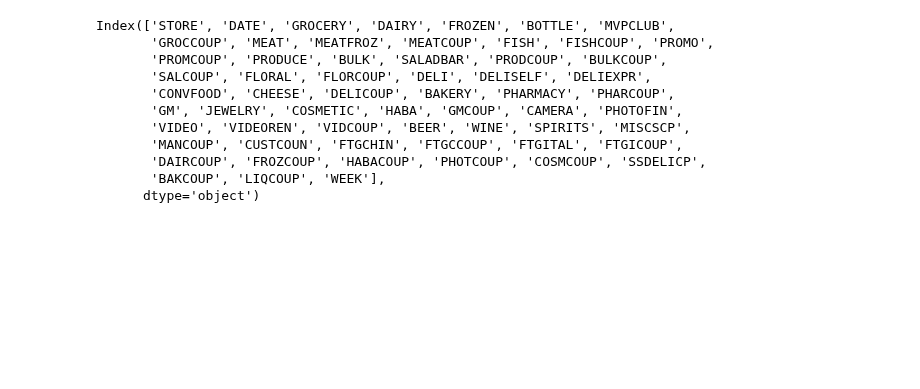
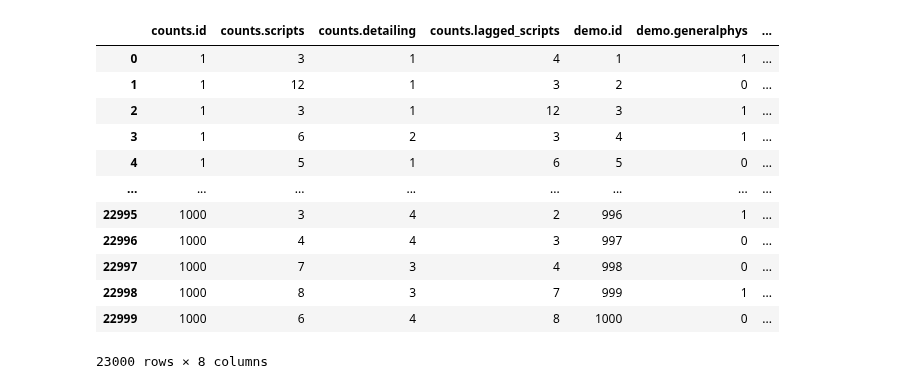
Before and after one commit to porterjenkins/deep_uncertainty, a Jupyter notebook: deep_uncertainty/notebooks/baseline_josh.ipynb, the cells around one changed output. Cells and saved outputs as stored; diff of their text form; code cells hidden in the pictures; blank space fills up the shorter version.

```diff
--- a/deep_uncertainty/notebooks/baseline_josh.ipynb
+++ b/deep_uncertainty/notebooks/baseline_josh.ipynb
@@ -16,26 +16,29 @@ from deep_uncertainty.evaluation.calibration import compute_mean_calibration
 # %%
 # bikes = pd.read_csv('deep_uncertainty/datalocal/hour.csv')
 # bikes = bikes[:1000]
 
-sales_data_loc = 'deep_uncertainty/datalocal/ccount.sas7bdat'
-sales_data  = pd.read_sas(sales_data_loc)
+detailing_data_loc = 'deep_uncertainty/datalocal/bayesm.csv'
+detailing_data  = pd.read_csv(detailing_data_loc)
 #deal with Nan values
-sales_data = sales_data.dropna()
-sales_data['CUSTCOUN'] = sales_data['CUSTCOUN'] // 1
-sales_data['CUSTCOUN'] = sales_data['CUSTCOUN'].astype(int)
-sales_data = sales_data[sales_data['CUSTCOUN'] > 0]
-sales_data = sales_data[:1000]
-sales_data.columns
+# detailing_data = detailing_data.dropna()
+# detailing_data['CUSTCOUN'] = detailing_data['CUSTCOUN'] // 1
+# detailing_data['CUSTCOUN'] = detailing_data['CUSTCOUN'].astype(int)
+# detailing_data = detailing_data[detailing_data['CUSTCOUN'] > 0]
+# detailing_data = detailing_data[:1000]
+detailing_data
+# sales_data.columns
 # %% [output]
+|  | counts.id | counts.scripts | counts.detailing | counts.lagged_scripts | demo.id | demo.generalphys | ... |
+| 0 | 1 | 3 | 1 | 4 | 1 | 1 | ... |
+| 1 | 1 | 12 | 1 | 3 | 2 | 0 | ... |
+| 2 | 1 | 3 | 1 | 12 | 3 | 1 | ... |
+| 3 | 1 | 6 | 2 | 3 | 4 | 1 | ... |
+| 4 | 1 | 5 | 1 | 6 | 5 | 0 | ... |
+| ... | ... | ... | ... | ... | ... | ... | ... |
+| 22995 | 1000 | 3 | 4 | 2 | 996 | 1 | ... |
+| 22996 | 1000 | 4 | 4 | 3 | 997 | 0 | ... |
+| 22997 | 1000 | 7 | 3 | 4 | 998 | 0 | ... |
+| 22998 | 1000 | 8 | 3 | 7 | 999 | 1 | ... |
+| 22999 | 1000 | 6 | 4 | 8 | 1000 | 0 | ... |
-Index(['STORE', 'DATE', 'GROCERY', 'DAIRY', 'FROZEN', 'BOTTLE', 'MVPCLUB',
-       'GROCCOUP', 'MEAT', 'MEATFROZ', 'MEATCOUP', 'FISH', 'FISHCOUP', 'PROMO',
-       'PROMCOUP', 'PRODUCE', 'BULK', 'SALADBAR', 'PRODCOUP', 'BULKCOUP',
-       'SALCOUP', 'FLORAL', 'FLORCOUP', 'DELI', 'DELISELF', 'DELIEXPR',
-       'CONVFOOD', 'CHEESE', 'DELICOUP', 'BAKERY', 'PHARMACY', 'PHARCOUP',
-       'GM', 'JEWELRY', 'COSMETIC', 'HABA', 'GMCOUP', 'CAMERA', 'PHOTOFIN',
-       'VIDEO', 'VIDEOREN', 'VIDCOUP', 'BEER', 'WINE', 'SPIRITS', 'MISCSCP',
-       'MANCOUP', 'CUSTCOUN', 'FTGCHIN', 'FTGCCOUP', 'FTGITAL', 'FTGICOUP',
-       'DAIRCOUP', 'FROZCOUP', 'HABACOUP', 'PHOTCOUP', 'COSMCOUP', 'SSDELICP',
-       'BAKCOUP', 'LIQCOUP', 'WEEK'],
-      dtype='object')
+23000 rows × 8 columns
 # %%
```
Also changed, not shown: parts of 15 cells of this notebook.
